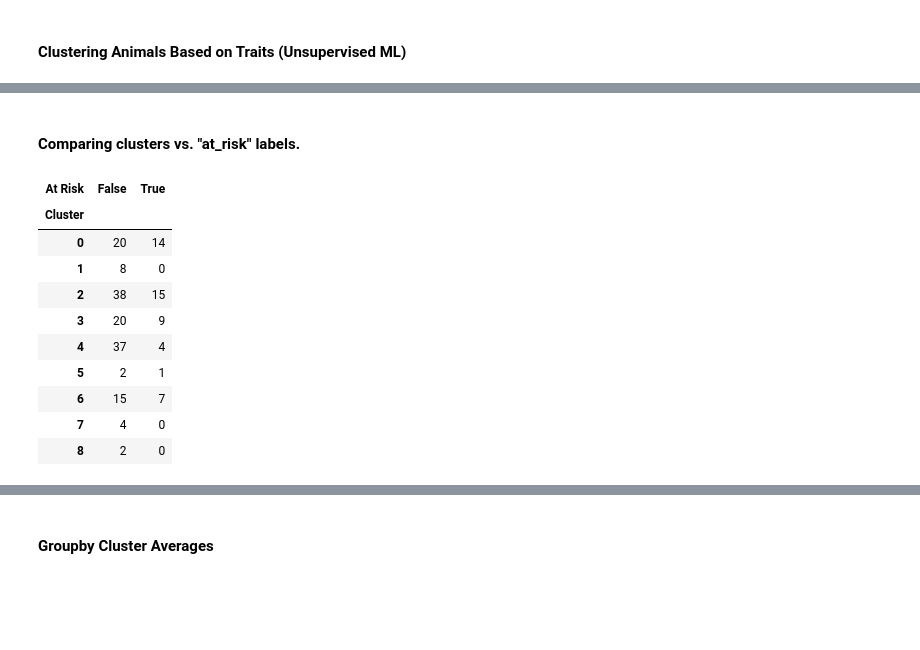
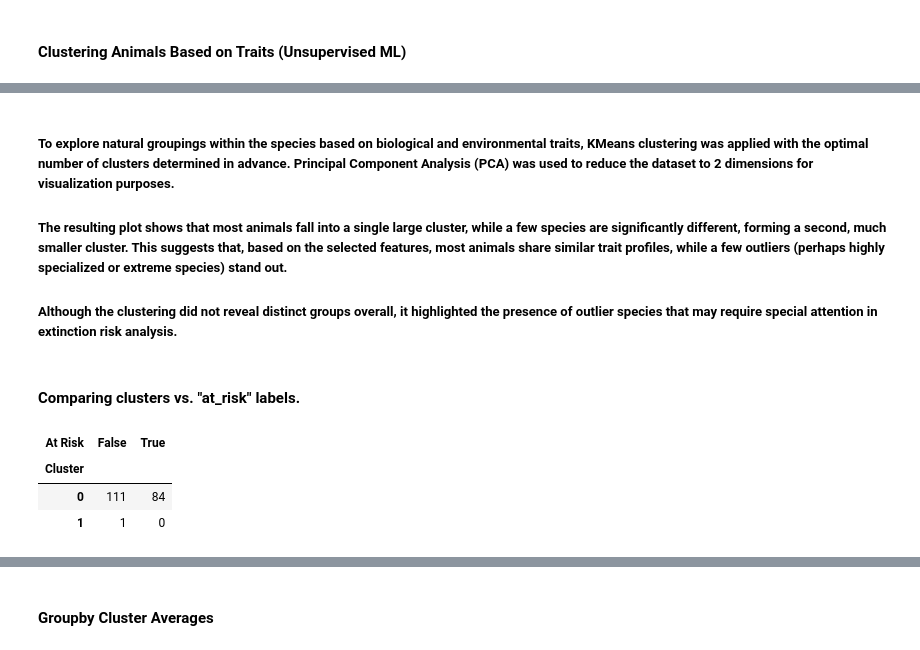
Before and after one commit to Shiihon/BI_ExamProject_Predicting_Animal_Extinction, a Jupyter notebook: Building_predictive_model/predictive_model.ipynb, the cells around one changed output, grey strips where cells are left out. Saved outputs shown, nothing was run; the diff lists cells and outputs as text; code cells hidden in the pictures; blank space fills up the shorter version.

```diff
--- a/Building_predictive_model/predictive_model.ipynb
+++ b/Building_predictive_model/predictive_model.ipynb
@@ -1121 +1235,13 @@ Found NaNs or Infs after scaling!
+# %%
+df_merged = df_merged.copy()
+
+df_merged.fillna(0, inplace=True)
+
+X_traits = df_merged[[
+    'Height (cm)', 'Weight (kg)', 'Lifespan (years)', 'Average Speed (km/h)',
+    'Gestation Period (days)', 'Offspring per Birth'
+]].dropna()
+# %%
+scaler = StandardScaler()
+X_scaled = scaler.fit_transform(X_traits)
 # %%
@@ -1200,0 +1264,16 @@ plt.show()
+# %%
+# Get ALL animal trait rows
+X_traits = df_merged[["Height (cm)", "Weight (kg)", "Lifespan (years)",
+                      "Average Speed (km/h)", "Gestation Period (days)",
+                      "Offspring per Birth"]]
+
+# Scaling fresh from scratch
+scaler = StandardScaler()
+X_scaled = scaler.fit_transform(X_traits)
+
+# Applying KMeans to the full scaled data
+kmeans = KMeans(n_clusters=best_k[0], random_state=42)
+df_merged["Cluster"] = kmeans.fit_predict(X_scaled)
+# %%
+kmeans = KMeans(n_clusters=best_k[0], random_state=42)
+df_merged["Cluster"] = kmeans.fit_predict(X_scaled)
@@ -1201,18 +1300,17 @@ plt.show()
+# %% [markdown]
+##### To explore natural groupings within the species based on biological and environmental traits, KMeans clustering was applied with the optimal number of clusters determined in advance. Principal Component Analysis (PCA) was used to reduce the dataset to 2 dimensions for visualization purposes.
+
+##### The resulting plot shows that most animals fall into a single large cluster, while a few species are significantly different, forming a second, much smaller cluster. This suggests that, based on the selected features, most animals share similar trait profiles, while a few outliers (perhaps highly specialized or extreme species) stand out.
+
+##### Although the clustering did not reveal distinct groups overall, it highlighted the presence of outlier species that may require special attention in extinction risk analysis.
 # %% [markdown]
 ####
 #### **Comparing clusters vs. "at_risk" labels.**
 # %%
-pd.crosstab(df_model['cluster'], df_model['at_risk'], rownames=['Cluster'], colnames=['At Risk'])
+pd.crosstab(df_merged['Cluster'], df_merged['At_Risk'], rownames=['Cluster'], colnames=['At Risk'])
 # %% [output]
 | At Risk | False | True |
 | Cluster |  |  |
-| 0 | 20 | 14 |
-| 1 | 8 | 0 |
-| 2 | 38 | 15 |
-| 3 | 20 | 9 |
-| 4 | 37 | 4 |
-| 5 | 2 | 1 |
-| 6 | 15 | 7 |
-| 7 | 4 | 0 |
-| 8 | 2 | 0 |
+| 0 | 111 | 84 |
+| 1 | 1 | 0 |
 # %% [markdown]
```
Also changed, not shown: parts of 135 cells of this notebook, 9 other files.
